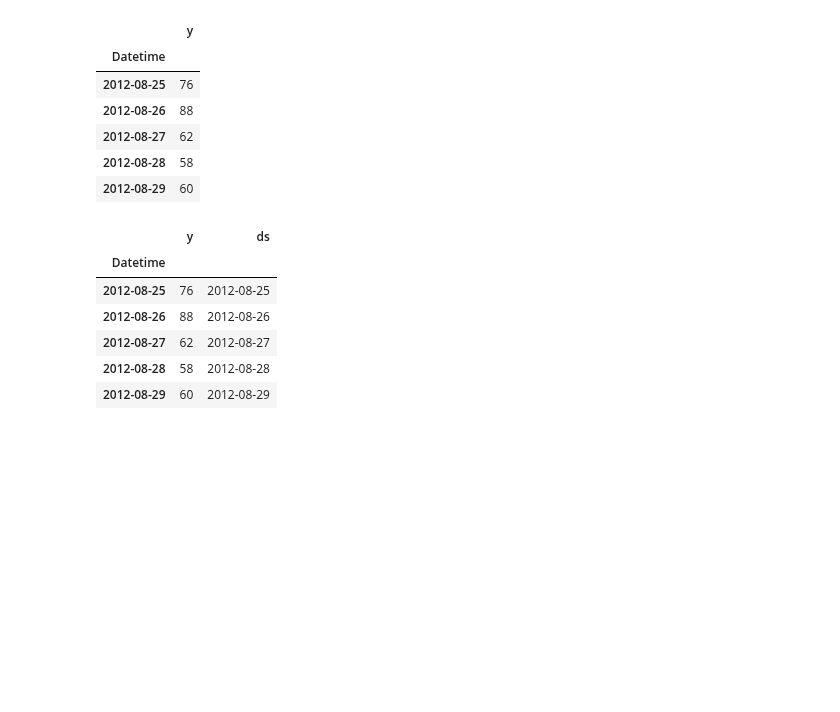
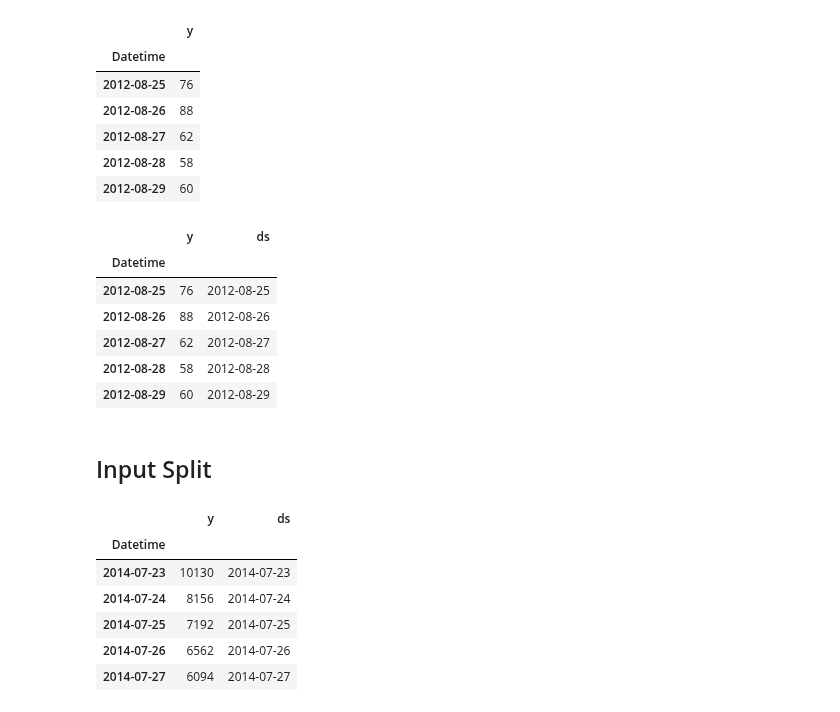
Before and after one commit to BhavyaT-135/Python-ML-Bootcamp, a Jupyter notebook: 08_traffic_forecast_time_series/traffic_forecast_time_series.ipynb, the cells around one changed output. Drawn from its saved outputs; the diff is of its cells as text; code cells hidden in the pictures; blank space fills up the shorter version.

Commit message:
✨ Train-test split - traffic forecast

```diff
--- a/08_traffic_forecast_time_series/traffic_forecast_time_series.ipynb
+++ b/08_traffic_forecast_time_series/traffic_forecast_time_series.ipynb
@@ -111,3 +111,19 @@ df.head()
 | 2012-08-27 | 62 | 2012-08-27 |
 | 2012-08-28 | 58 | 2012-08-28 |
 | 2012-08-29 | 60 | 2012-08-29 |
+# %% [markdown]
+## Input Split
+# %%
+size = 60
+from sklearn.model_selection import train_test_split
+train, test = train_test_split(df, test_size = size/len(df), shuffle = False)
+# %%
+train.tail()
+# %% [output]
+|  | y | ds |
+| Datetime |  |  |
+| 2014-07-23 | 10130 | 2014-07-23 |
+| 2014-07-24 | 8156 | 2014-07-24 |
+| 2014-07-25 | 7192 | 2014-07-25 |
+| 2014-07-26 | 6562 | 2014-07-26 |
+| 2014-07-27 | 6094 | 2014-07-27 |
```
Also changed, not shown: parts of 1 cell of this notebook.
